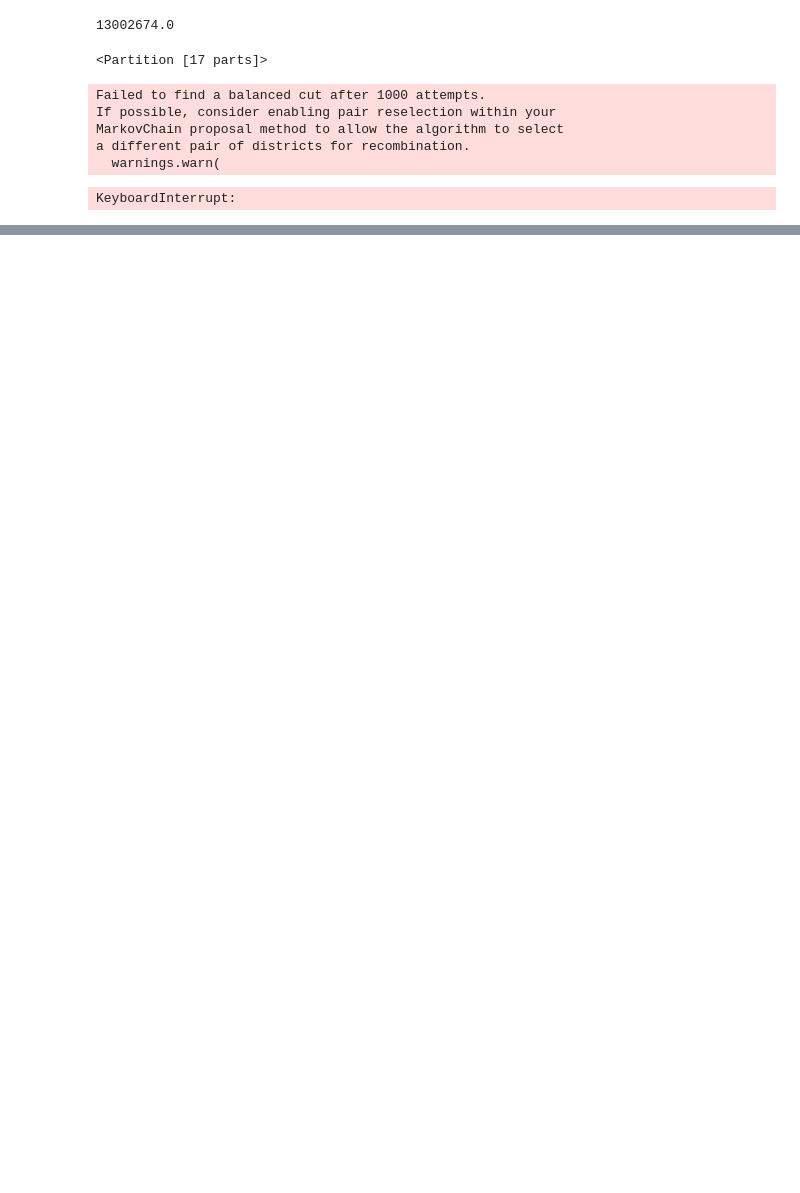
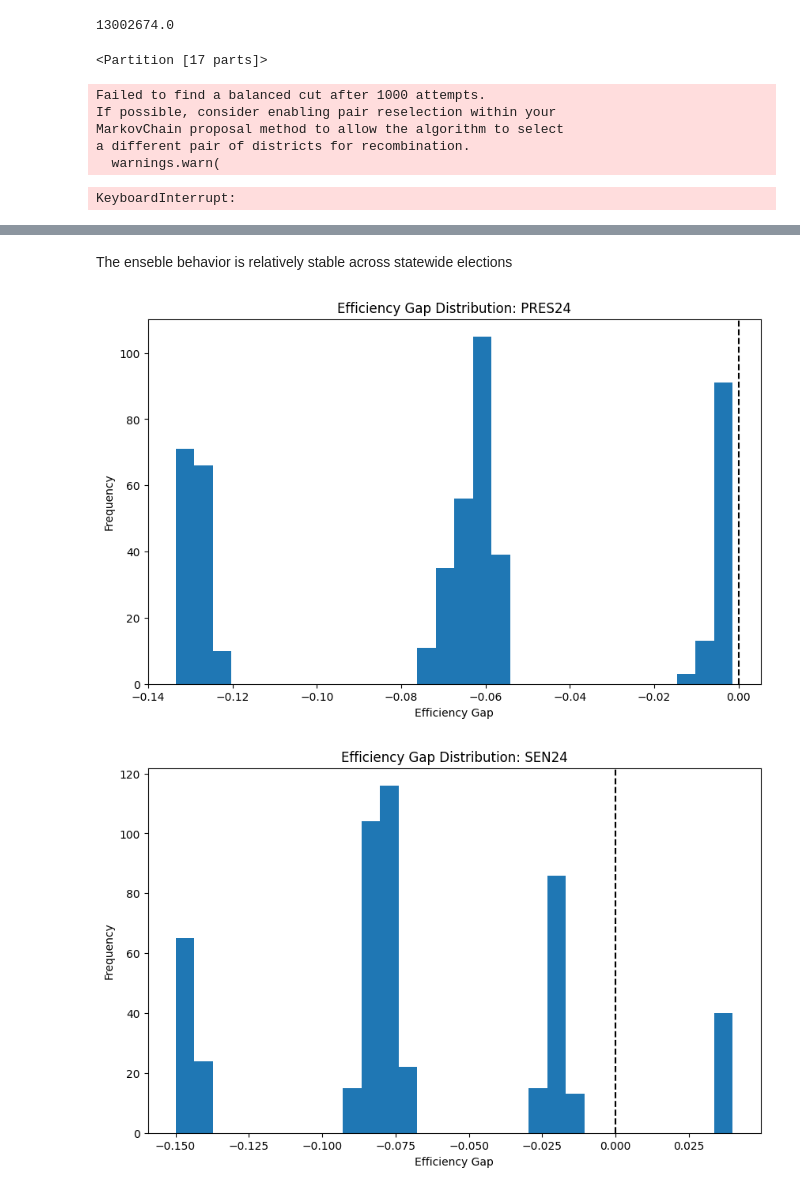
Before and after one commit to VivianBelle17/AIR_FINAL, a Jupyter notebook: PA_analysis.ipynb, the cells around one changed output, grey strips where cells are left out. Drawn from its saved outputs; the diff is of its cells as text; code cells hidden in the pictures; blank space fills up the shorter version.

```diff
--- a/PA_analysis.ipynb
+++ b/PA_analysis.ipynb
@@ -455,0 +497,18 @@ plt.show()
+# %% [markdown]
+The enseble behavior is relatively stable across statewide elections
+# %%
+for election in election_names:
+    plt.figure(figsize=(10, 6))
+
+    plt.hist(results_20[election]["efficiency_gap"], bins=30)
+    plt.axvline(0, color="black", linestyle="--")
+
+    plt.title(f"Efficiency Gap Distribution: {election}")
+
+    plt.xlabel("Efficiency Gap")
+    plt.ylabel("Frequency")
+
+    plt.show()
+# %% [output]
+[figure, added]
+[figure, added]
```
Also changed, not shown: parts of 10 cells of this notebook.
